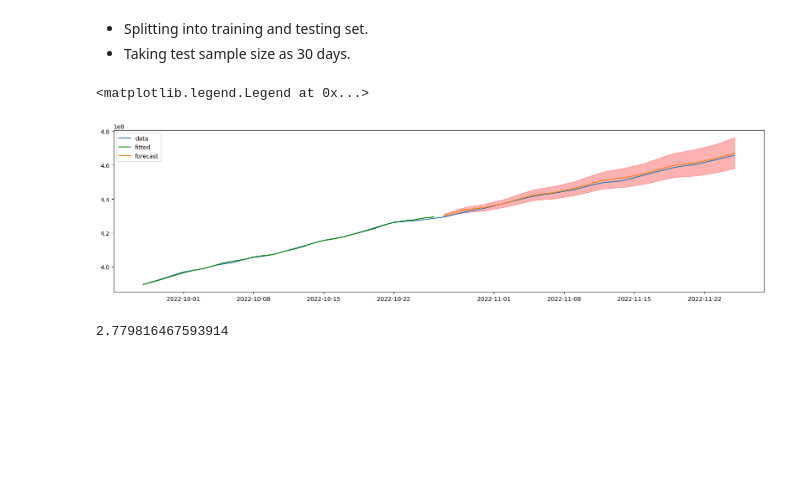
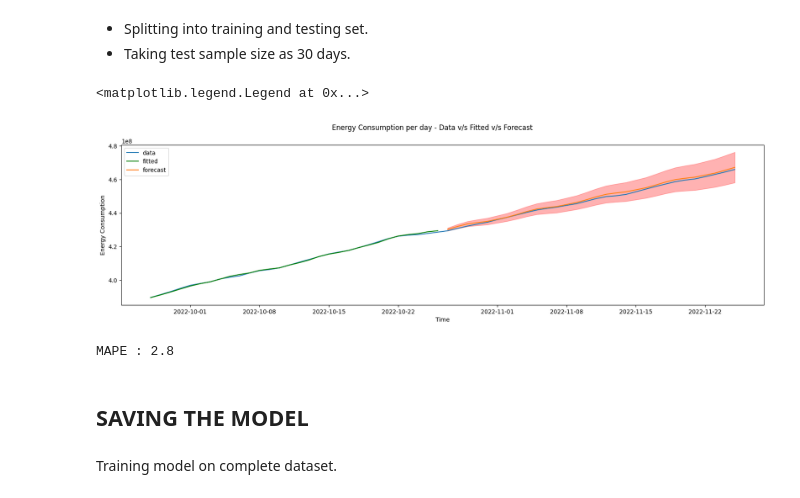
Before and after one commit to u-anant/ds-projects, a Jupyter notebook: energy-consumption/notebook.ipynb, the cells around one changed output. Drawn from its saved outputs; the diff is of its cells as text; code cells hidden in the pictures; blank space fills up the shorter version.

```diff
--- a/energy-consumption/notebook.ipynb
+++ b/energy-consumption/notebook.ipynb
@@ -252,16 +233,21 @@ lower, upper = conf_int['lower Energy'], conf_int['upper Energy']
 forecast = prediction_result.predicted_mean
 # %%
 fig, ax = plt.subplots(figsize=(20, 5))
+fig.suptitle('Energy Consumption per day - Data v/s Fitted v/s Forecast')
+
 ax.plot(agg_dataset['Energy'][-60:], label='data')
 
 ax.plot(train.index[-30:], train_pred[-30:], color='green', label='fitted')
 
 ax.plot(test.index, forecast, label='forecast')
 ax.fill_between(test.index, lower, upper, color='red', alpha=0.3)
+
+ax.set_xlabel('Time')
+ax.set_ylabel('Energy Consumption')
 ax.legend()
 # %% [output]
 <matplotlib.legend.Legend at 0x...>
-[figure, old version]
+[figure, new version]
 # %%
 def mean_absolute_percentage_error(y_true, y_pred):
     y_true, y_pred = np.array(y_true), np.array(y_pred)
@@ -269,4 +255,8 @@ def mean_absolute_percentage_error(y_true, y_pred):
-# %%
-mean_absolute_percentage_error(test, forecast)
-# %% [output]
-2.779816467593914
+# %%
+print(f'MAPE : {mean_absolute_percentage_error(test, forecast)}')
+# %% [output]
+MAPE : 2.8
+# %% [markdown]
+## SAVING THE MODEL
+# %% [markdown]
+Training model on complete dataset.
```
Also changed, not shown: parts of 4 cells of this notebook, 2 other files.
